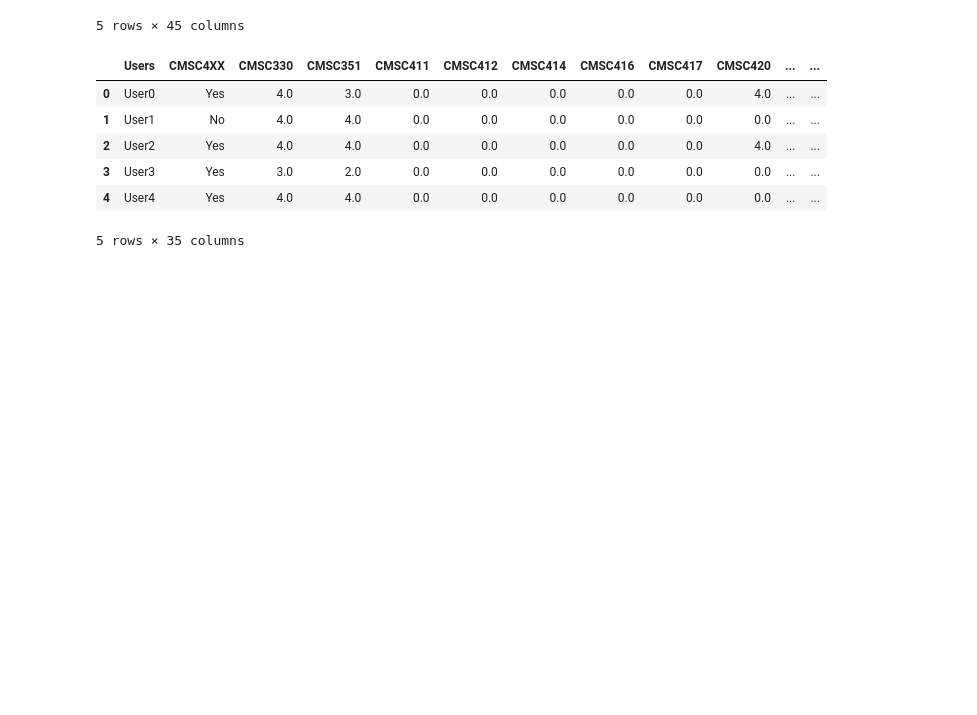
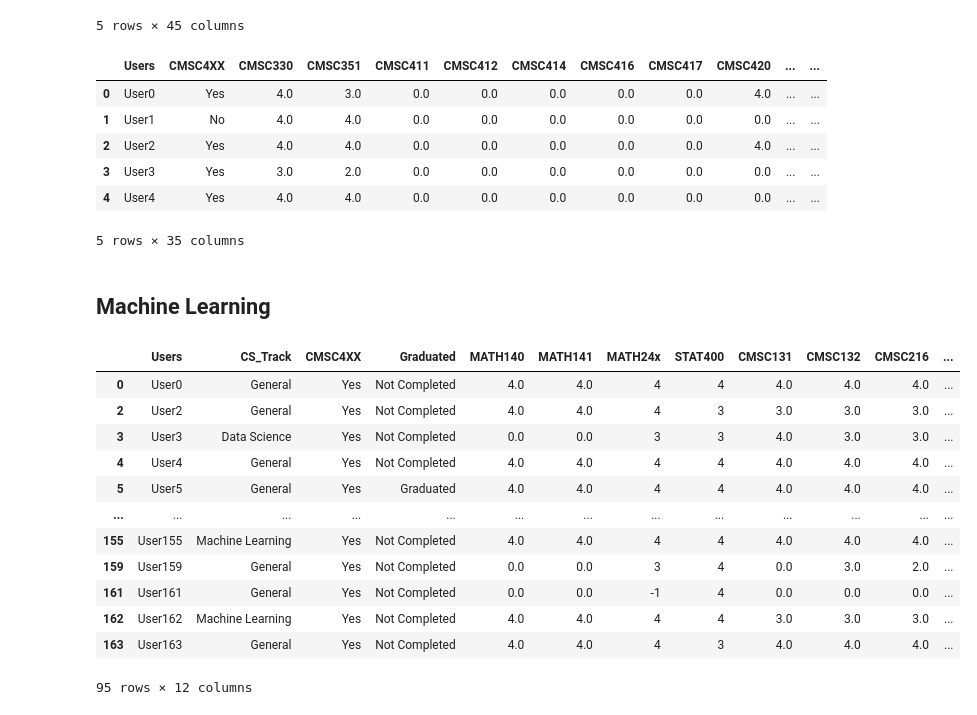
Before and after one commit to GuptaSiddhesh/GuptaSiddhesh.github.io, a Jupyter notebook: CMSC320 Final Project.ipynb, the cells around one changed output. Drawn from its saved outputs; the diff is of its cells as text; code cells hidden in the pictures; blank space fills up the shorter version.

```diff
--- a/CMSC320 Final Project.ipynb
+++ b/CMSC320 Final Project.ipynb
@@ -306,3 +306,26 @@ df_ul.head()
 | 3 | User3 | Yes | 3.0 | 2.0 | 0.0 | 0.0 | 0.0 | 0.0 | 0.0 | 0.0 | ... | ... |
 | 4 | User4 | Yes | 4.0 | 4.0 | 0.0 | 0.0 | 0.0 | 0.0 | 0.0 | 0.0 | ... | ... |
 5 rows × 35 columns
+# %% [markdown]
+## Machine Learning
+# %%
+df_x = df6[df6['CMSC4XX'] == "Yes"]
+df_x.drop(["CMSC351", "CMSC330", "CMSC411", "CMSC412", "CMSC414", "CMSC416", "CMSC417", "CMSC420", "CMSC421",
+           "CMSC422", "CMSC423", "CMSC424", "CMSC426", "CMSC427", "CMSC470", "CMSC430", "CMSC433", "CMSC434", "CMSC435", "CMSC436",
+           "CMSC451", "CMSC452", "CMSC454", "CMSC456", "CMSC457", "CMSC460", "CMSC466", "CMSC320", "CMSC425", "CMSC472",
+           "CMSC473", "CMSC474", "CMSC475"], inplace=True, axis=1)
+df_x
+# %% [output]
+|  | Users | CS_Track | CMSC4XX | Graduated | MATH140 | MATH141 | MATH24x | STAT400 | CMSC131 | CMSC132 | CMSC216 | ... |
+| 0 | User0 | General | Yes | Not Completed | 4.0 | 4.0 | 4 | 4 | 4.0 | 4.0 | 4.0 | ... |
+| 2 | User2 | General | Yes | Not Completed | 4.0 | 4.0 | 4 | 3 | 3.0 | 3.0 | 3.0 | ... |
+| 3 | User3 | Data Science | Yes | Not Completed | 0.0 | 0.0 | 3 | 3 | 4.0 | 3.0 | 3.0 | ... |
+| 4 | User4 | General | Yes | Not Completed | 4.0 | 4.0 | 4 | 4 | 4.0 | 4.0 | 4.0 | ... |
+| 5 | User5 | General | Yes | Graduated | 4.0 | 4.0 | 4 | 4 | 4.0 | 4.0 | 4.0 | ... |
+| ... | ... | ... | ... | ... | ... | ... | ... | ... | ... | ... | ... | ... |
+| 155 | User155 | Machine Learning | Yes | Not Completed | 4.0 | 4.0 | 4 | 4 | 4.0 | 4.0 | 4.0 | ... |
+| 159 | User159 | General | Yes | Not Completed | 0.0 | 0.0 | 3 | 4 | 0.0 | 3.0 | 2.0 | ... |
+| 161 | User161 | General | Yes | Not Completed | 0.0 | 0.0 | -1 | 4 | 0.0 | 0.0 | 0.0 | ... |
+| 162 | User162 | Machine Learning | Yes | Not Completed | 4.0 | 4.0 | 4 | 4 | 3.0 | 3.0 | 3.0 | ... |
+| 163 | User163 | General | Yes | Not Completed | 4.0 | 4.0 | 4 | 3 | 4.0 | 4.0 | 4.0 | ... |
+95 rows × 12 columns
```
Also changed, not shown: parts of 5 cells of this notebook.
